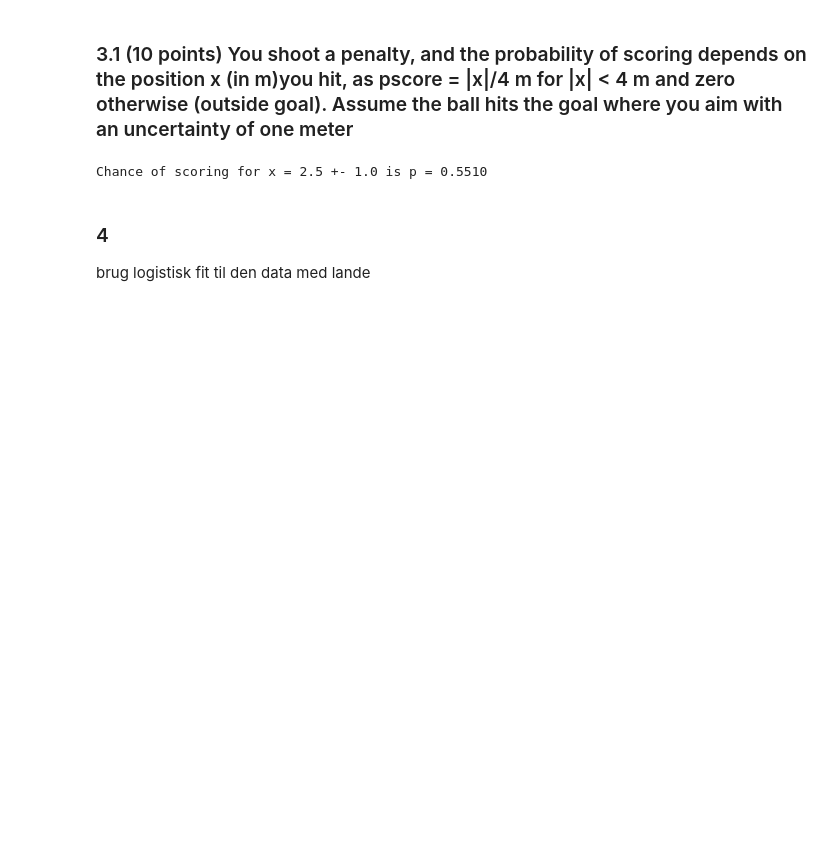
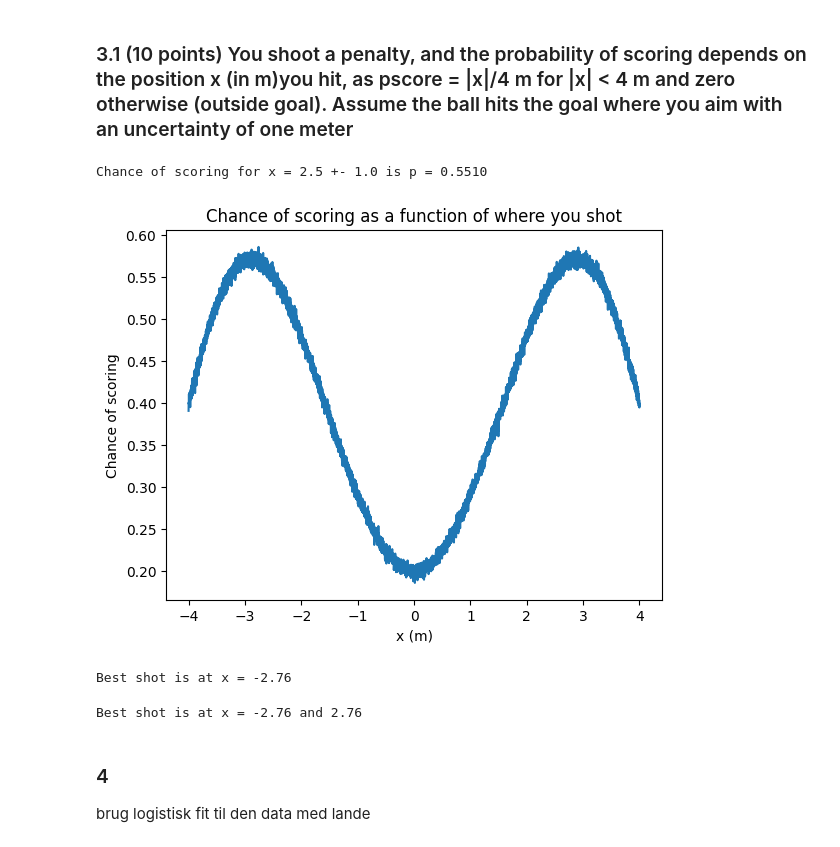
Before and after one commit to EliasBS/AppStat2024, a Jupyter notebook: DataAndCodeForProblemSet/ProblemSetElias.ipynb, the cells around one changed output. Cells and saved outputs as stored; diff of their text form; code cells hidden in the pictures; blank space fills up the shorter version.

```diff
--- a/DataAndCodeForProblemSet/ProblemSetElias.ipynb
+++ b/DataAndCodeForProblemSet/ProblemSetElias.ipynb
@@ -123,6 +123,24 @@ chance_of_scoring = simulate_scoring(aim_x, uncertainty, n_shots)
 print(f"Chance of scoring for x = {aim_x} +- {uncertainty} is p = {chance_of_scoring:.4f}")
 # %% [output]
 Chance of scoring for x = 2.5 +- 1.0 is p = 0.5510
+# %%
+#Highest probability of scoring:
+x_shots = np.linspace(-4, 4, 10000)
+p_scores = np.array([simulate_scoring(x, 1, len(x_shots)) for x in x_shots])
+
+plt.plot(x_shots, p_scores)
+plt.xlabel("x (m)")
+plt.ylabel("Chance of scoring")
+plt.title("Chance of scoring as a function of where you shot")
+plt.show()
+# %% [output]
+[figure, added]
+Best shot is at x = -2.76
+# %%
+x_best_shot = x_shots[np.argmax(p_scores)]
+print(f"Best shot is at x = {x_best_shot:.2f} and {abs(x_best_shot):.2f}")
+# %% [output]
+Best shot is at x = -2.76 and 2.76
 # %% [markdown]
 ### 4
 
```
Also changed, not shown: 2 other files.
